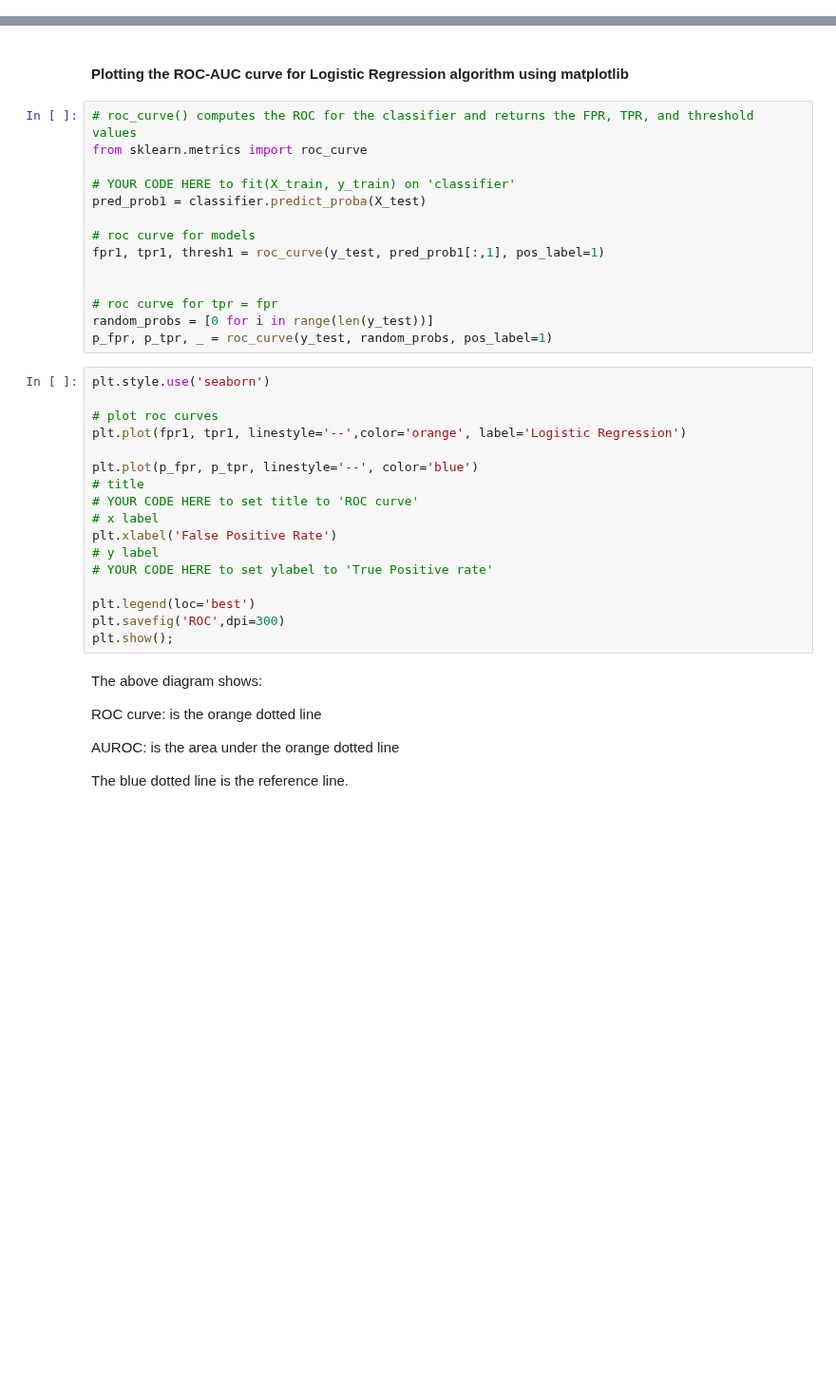
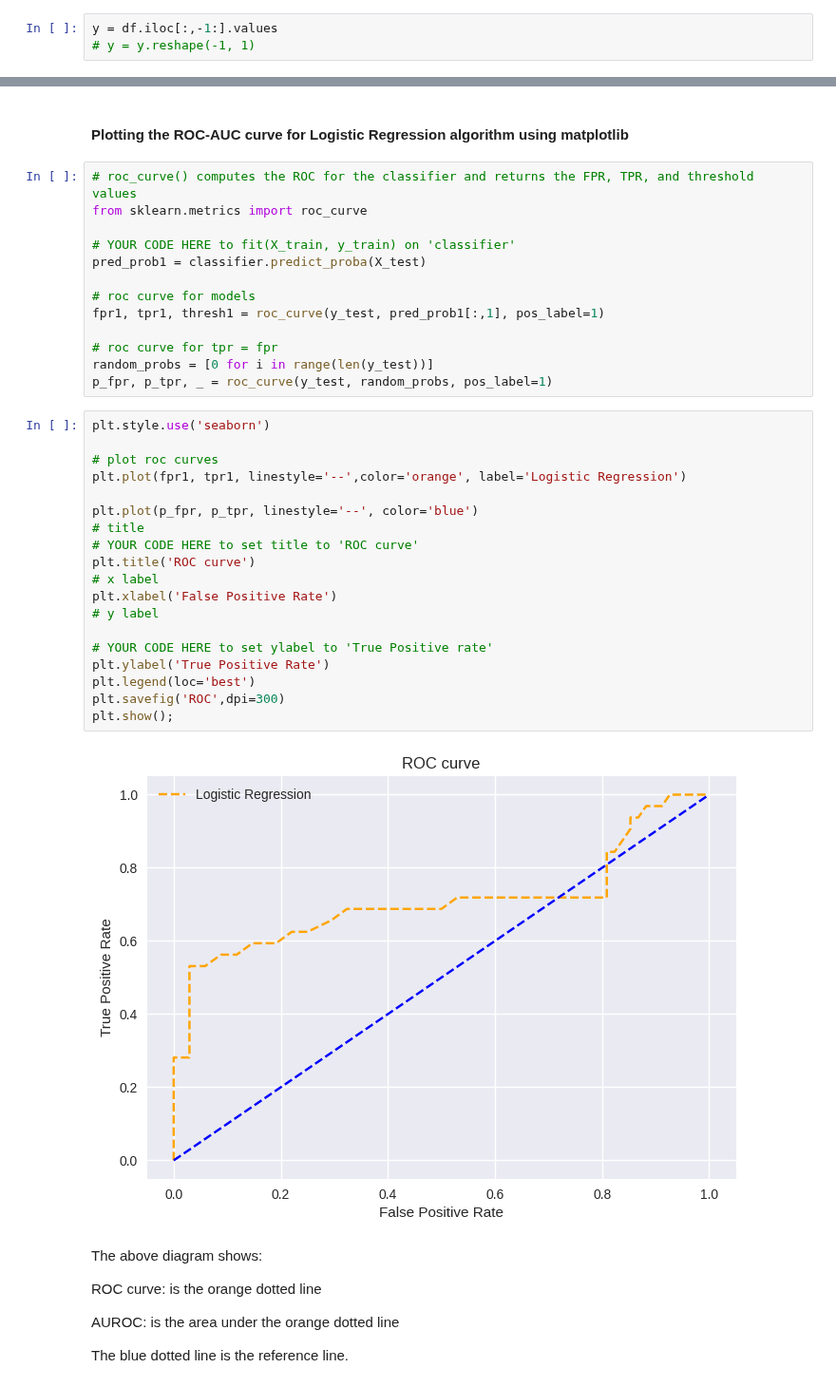
Before and after one commit to deepakk7195/IISC_CDS_DS, a Jupyter notebook: AST_03_BinaryClassification_and_PerformanceMetrics.ipynb, the cells around one changed output, grey strips where cells are left out. Shown at 95% size. Saved outputs shown, nothing was run; the diff lists cells and outputs as text; blank space fills up the shorter version.

```diff
--- a/AST_03_BinaryClassification_and_PerformanceMetrics.ipynb
+++ b/AST_03_BinaryClassification_and_PerformanceMetrics.ipynb
@@ -239,3 +247,6 @@ X = X.reshape(-1, 1)
+# %%
+y = df.iloc[:,-1:].values
+# y = y.reshape(-1, 1)
 # %% [markdown]
 #### Splitting the dataset into the Training set and Test set
 # %%
@@ -356,27 +387,30 @@ pred_prob1 = classifier.predict_proba(X_test)
 # roc curve for models
 fpr1, tpr1, thresh1 = roc_curve(y_test, pred_prob1[:,1], pos_label=1)
 
-
 # roc curve for tpr = fpr
 random_probs = [0 for i in range(len(y_test))]
 p_fpr, p_tpr, _ = roc_curve(y_test, random_probs, pos_label=1)
 # %%
 plt.style.use('seaborn')
 
 # plot roc curves
 plt.plot(fpr1, tpr1, linestyle='--',color='orange', label='Logistic Regression')
 
 plt.plot(p_fpr, p_tpr, linestyle='--', color='blue')
 # title
 # YOUR CODE HERE to set title to 'ROC curve'
+plt.title('ROC curve')
 # x label
 plt.xlabel('False Positive Rate')
 # y label
+
 # YOUR CODE HERE to set ylabel to 'True Positive rate'
-
+plt.ylabel('True Positive Rate')
 plt.legend(loc='best')
 plt.savefig('ROC',dpi=300)
 plt.show();
+# %% [output]
+[figure, added]
 # %% [markdown]
 The above diagram shows:
 
```
Also changed, not shown: parts of 27 cells of this notebook.
